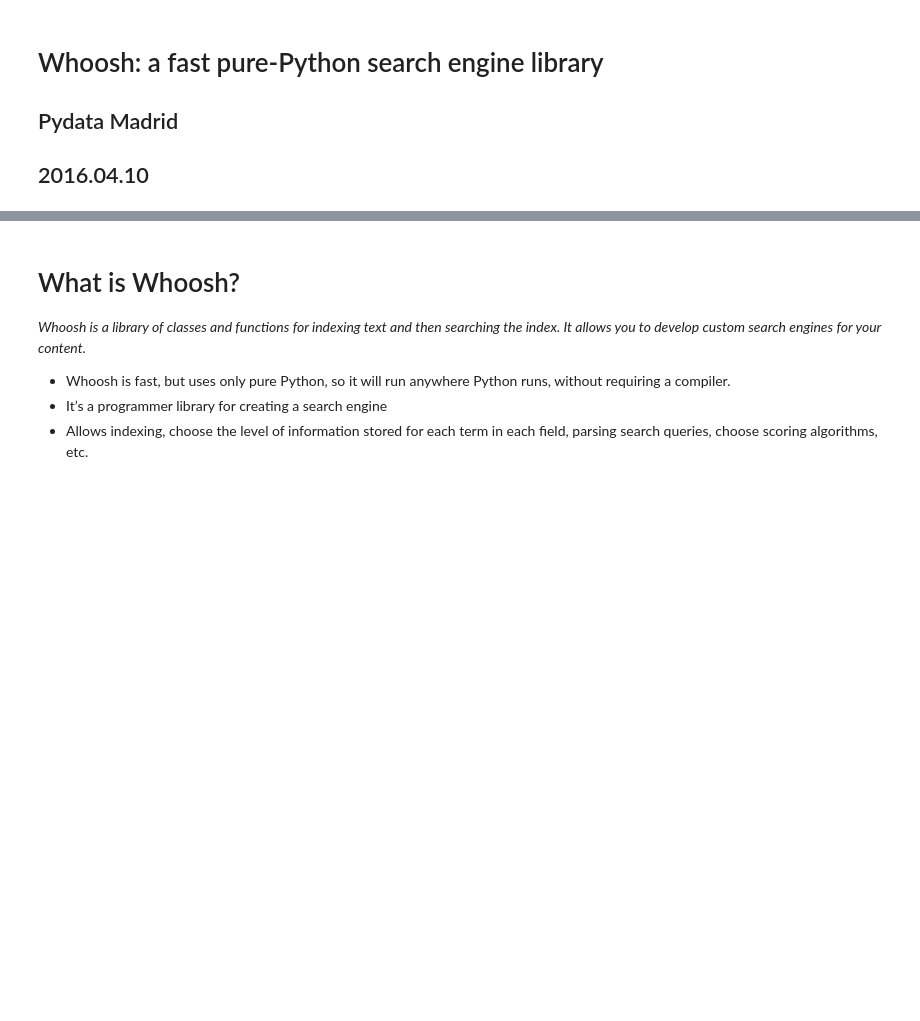
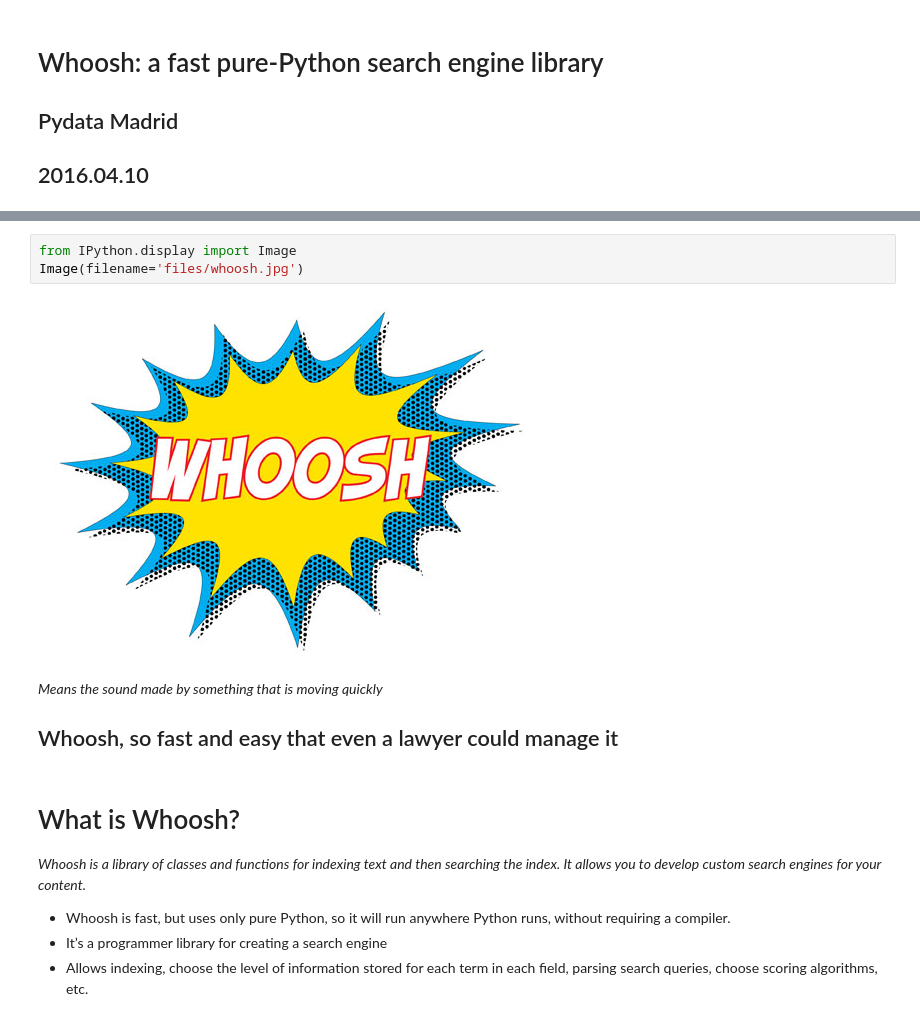
Before and after one commit to PyDataMadrid/2016-Conference-Info, a Jupyter notebook: talks_materials/20160410_1215_Whoosh_a_fast_pure_Python_search_engine_library/whooshNotebook.ipynb, the cells around one changed output, grey strips where cells are left out. Cells and saved outputs as stored; diff of their text form; blank space fills up the shorter version.

Commit message:
20160410_1215_Whoosh - Presentación Claudia

```diff
--- a/talks_materials/20160410_1215_Whoosh_a_fast_pure_Python_search_engine_library/whooshNotebook.ipynb
+++ b/talks_materials/20160410_1215_Whoosh_a_fast_pure_Python_search_engine_library/whooshNotebook.ipynb
@@ -18,3 +23,13 @@ DjangoGirl, Python lover, learning enthusiast
+# %%
+from IPython.display import Image
+Image(filename='files/whoosh.jpg')
+# %% [output]
+[figure, added]
+# %% [markdown]
+*Means the sound made by something that is moving quickly*
+
+
+## Whoosh, so fast and easy that even a lawyer could manage it
 # %% [markdown]
 # What is Whoosh?
 
```
Also changed, not shown: parts of 16 cells of this notebook, 10 other files.
